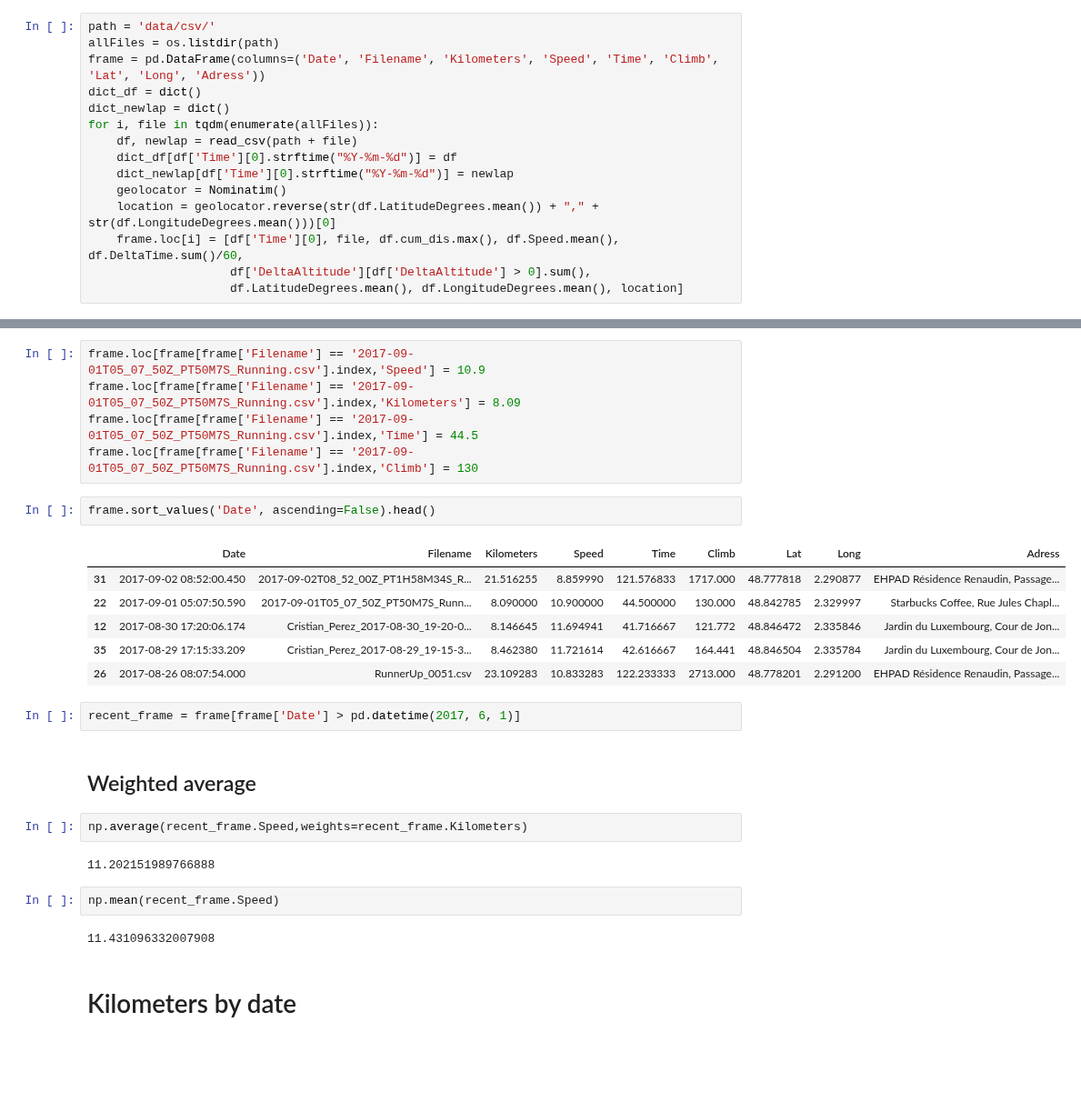
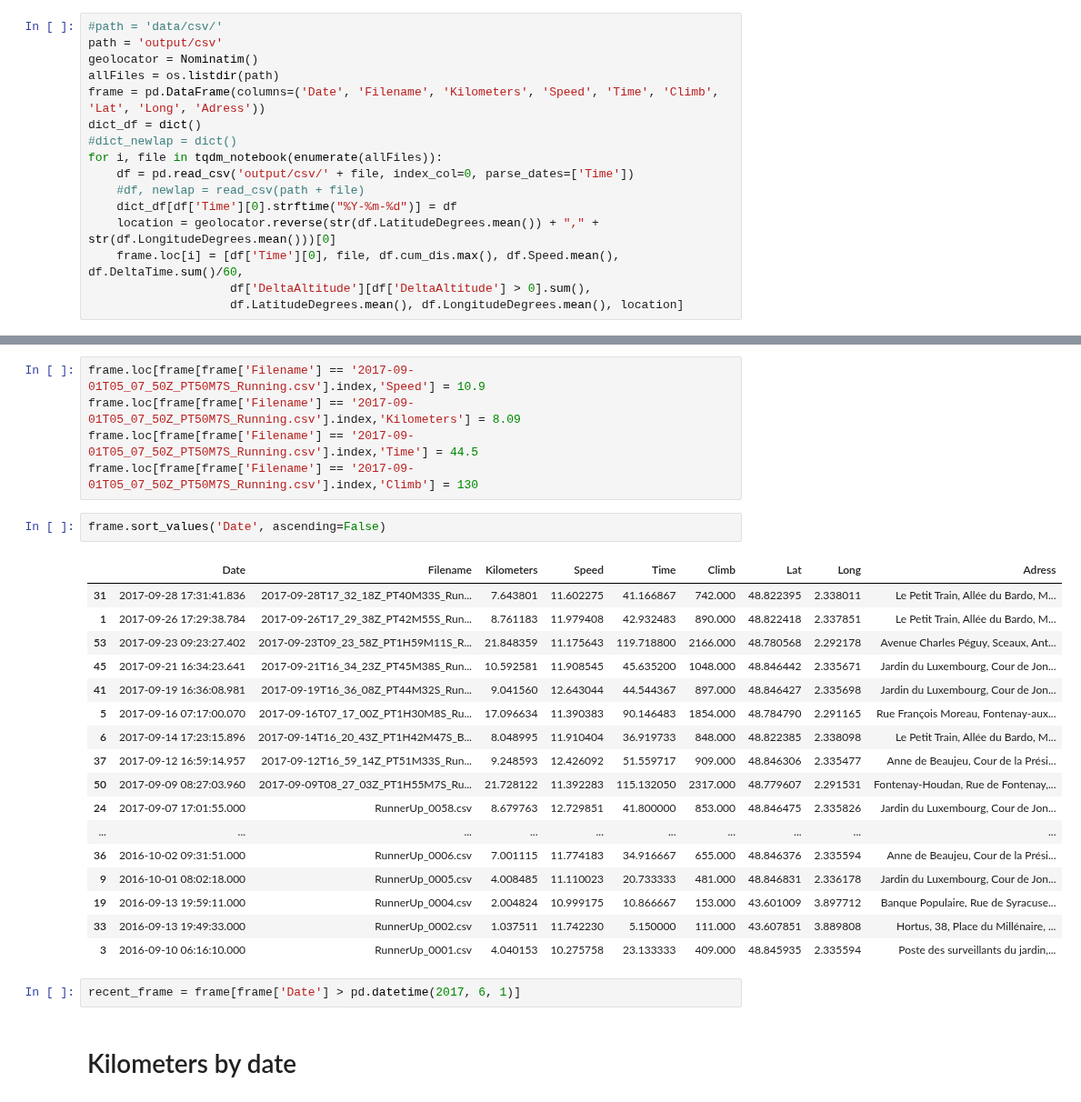
Before and after one commit to cristianpb/cristianpb.github.io, a Jupyter notebook: images/runner-up/04-Multiple_Trainning.ipynb, the cells around one changed output, grey strips where cells are left out. Shown at 91% size. Drawn from its saved outputs; the diff is of its cells as text; blank space fills up the shorter version.

```diff
--- a/images/runner-up/04-Multiple_Trainning.ipynb
+++ b/images/runner-up/04-Multiple_Trainning.ipynb
@@ -51,16 +55,17 @@ def haversine_np(lon1, lat1, lon2, lat2):
     km = 6367 * c
     return km
 # %%
-path = 'data/csv/'
+#path = 'data/csv/'
+path = 'output/csv'
+geolocator = Nominatim()
 allFiles = os.listdir(path)
 frame = pd.DataFrame(columns=('Date', 'Filename', 'Kilometers', 'Speed', 'Time', 'Climb', 'Lat', 'Long', 'Adress'))
 dict_df = dict()
-dict_newlap = dict()
-for i, file in tqdm(enumerate(allFiles)):
-    df, newlap = read_csv(path + file)
+#dict_newlap = dict()
+for i, file in tqdm_notebook(enumerate(allFiles)):
+    df = pd.read_csv('output/csv/' + file, index_col=0, parse_dates=['Time'])
+    #df, newlap = read_csv(path + file)
     dict_df[df['Time'][0].strftime("%Y-%m-%d")] = df
-    dict_newlap[df['Time'][0].strftime("%Y-%m-%d")] = newlap
-    geolocator = Nominatim()
     location = geolocator.reverse(str(df.LatitudeDegrees.mean()) + "," + str(df.LongitudeDegrees.mean()))[0]
     frame.loc[i] = [df['Time'][0], file, df.cum_dis.max(), df.Speed.mean(), df.DeltaTime.sum()/60,
                     df['DeltaAltitude'][df['DeltaAltitude'] > 0].sum(),
@@ -73,25 +78,26 @@ frame.loc[frame[frame['Filename'] == '2017-09-01T05_07_50Z_PT50M7S_Running.csv']
 frame.loc[frame[frame['Filename'] == '2017-09-01T05_07_50Z_PT50M7S_Running.csv'].index,'Time'] = 44.5
 frame.loc[frame[frame['Filename'] == '2017-09-01T05_07_50Z_PT50M7S_Running.csv'].index,'Climb'] = 130
 # %%
-frame.sort_values('Date', ascending=False).head()
+frame.sort_values('Date', ascending=False)
 # %% [output]
 |  | Date | Filename | Kilometers | Speed | Time | Climb | Lat | Long | Adress |
-| 31 | 2017-09-02 08:52:00.450 | 2017-09-02T08_52_00Z_PT1H58M34S_R... | 21.516255 | 8.859990 | 121.576833 | 1717.000 | 48.777818 | 2.290877 | EHPAD Résidence Renaudin, Passage... |
-| 22 | 2017-09-01 05:07:50.590 | 2017-09-01T05_07_50Z_PT50M7S_Runn... | 8.090000 | 10.900000 | 44.500000 | 130.000 | 48.842785 | 2.329997 | Starbucks Coffee, Rue Jules Chapl... |
-| 12 | 2017-08-30 17:20:06.174 | Cristian_Perez_2017-08-30_19-20-0... | 8.146645 | 11.694941 | 41.716667 | 121.772 | 48.846472 | 2.335846 | Jardin du Luxembourg, Cour de Jon... |
-| 35 | 2017-08-29 17:15:33.209 | Cristian_Perez_2017-08-29_19-15-3... | 8.462380 | 11.721614 | 42.616667 | 164.441 | 48.846504 | 2.335784 | Jardin du Luxembourg, Cour de Jon... |
-| 26 | 2017-08-26 08:07:54.000 | RunnerUp_0051.csv | 23.109283 | 10.833283 | 122.233333 | 2713.000 | 48.778201 | 2.291200 | EHPAD Résidence Renaudin, Passage... |
+| 31 | 2017-09-28 17:31:41.836 | 2017-09-28T17_32_18Z_PT40M33S_Run... | 7.643801 | 11.602275 | 41.166867 | 742.000 | 48.822395 | 2.338011 | Le Petit Train, Allée du Bardo, M... |
+| 1 | 2017-09-26 17:29:38.784 | 2017-09-26T17_29_38Z_PT42M55S_Run... | 8.761183 | 11.979408 | 42.932483 | 890.000 | 48.822418 | 2.337851 | Le Petit Train, Allée du Bardo, M... |
+| 53 | 2017-09-23 09:23:27.402 | 2017-09-23T09_23_58Z_PT1H59M11S_R... | 21.848359 | 11.175643 | 119.718800 | 2166.000 | 48.780568 | 2.292178 | Avenue Charles Péguy, Sceaux, Ant... |
+| 45 | 2017-09-21 16:34:23.641 | 2017-09-21T16_34_23Z_PT45M38S_Run... | 10.592581 | 11.908545 | 45.635200 | 1048.000 | 48.846442 | 2.335671 | Jardin du Luxembourg, Cour de Jon... |
+| 41 | 2017-09-19 16:36:08.981 | 2017-09-19T16_36_08Z_PT44M32S_Run... | 9.041560 | 12.643044 | 44.544367 | 897.000 | 48.846427 | 2.335698 | Jardin du Luxembourg, Cour de Jon... |
+| 5 | 2017-09-16 07:17:00.070 | 2017-09-16T07_17_00Z_PT1H30M8S_Ru... | 17.096634 | 11.390383 | 90.146483 | 1854.000 | 48.784790 | 2.291165 | Rue François Moreau, Fontenay-aux... |
+| 6 | 2017-09-14 17:23:15.896 | 2017-09-14T16_20_43Z_PT1H42M47S_B... | 8.048995 | 11.910404 | 36.919733 | 848.000 | 48.822385 | 2.338098 | Le Petit Train, Allée du Bardo, M... |
+| 37 | 2017-09-12 16:59:14.957 | 2017-09-12T16_59_14Z_PT51M33S_Run... | 9.248593 | 12.426092 | 51.559717 | 909.000 | 48.846306 | 2.335477 | Anne de Beaujeu, Cour de la Prési... |
+| 50 | 2017-09-09 08:27:03.960 | 2017-09-09T08_27_03Z_PT1H55M7S_Ru... | 21.728122 | 11.392283 | 115.132050 | 2317.000 | 48.779607 | 2.291531 | Fontenay-Houdan, Rue de Fontenay,... |
+| 24 | 2017-09-07 17:01:55.000 | RunnerUp_0058.csv | 8.679763 | 12.729851 | 41.800000 | 853.000 | 48.846475 | 2.335826 | Jardin du Luxembourg, Cour de Jon... |
+| ... | ... | ... | ... | ... | ... | ... | ... | ... | ... |
+| 36 | 2016-10-02 09:31:51.000 | RunnerUp_0006.csv | 7.001115 | 11.774183 | 34.916667 | 655.000 | 48.846376 | 2.335594 | Anne de Beaujeu, Cour de la Prési... |
+| 9 | 2016-10-01 08:02:18.000 | RunnerUp_0005.csv | 4.008485 | 11.110023 | 20.733333 | 481.000 | 48.846831 | 2.336178 | Jardin du Luxembourg, Cour de Jon... |
+| 19 | 2016-09-13 19:59:11.000 | RunnerUp_0004.csv | 2.004824 | 10.999175 | 10.866667 | 153.000 | 43.601009 | 3.897712 | Banque Populaire, Rue de Syracuse... |
+| 33 | 2016-09-13 19:49:33.000 | RunnerUp_0002.csv | 1.037511 | 11.742230 | 5.150000 | 111.000 | 43.607851 | 3.889808 | Hortus, 38, Place du Millénaire, ... |
+| 3 | 2016-09-10 06:16:10.000 | RunnerUp_0001.csv | 4.040153 | 10.275758 | 23.133333 | 409.000 | 48.845935 | 2.335594 | Poste des surveillants du jardin,... |
 # %%
 recent_frame = frame[frame['Date'] > pd.datetime(2017, 6, 1)]
-# %% [markdown]
-## Weighted average
-# %%
-np.average(recent_frame.Speed,weights=recent_frame.Kilometers)
-# %% [output]
-11.202151989766888
-# %%
-np.mean(recent_frame.Speed)
-# %% [output]
-11.431096332007908
 # %% [markdown]
 # Kilometers by date
```
Also changed, not shown: parts of 24 cells of this notebook, 2 other files.
